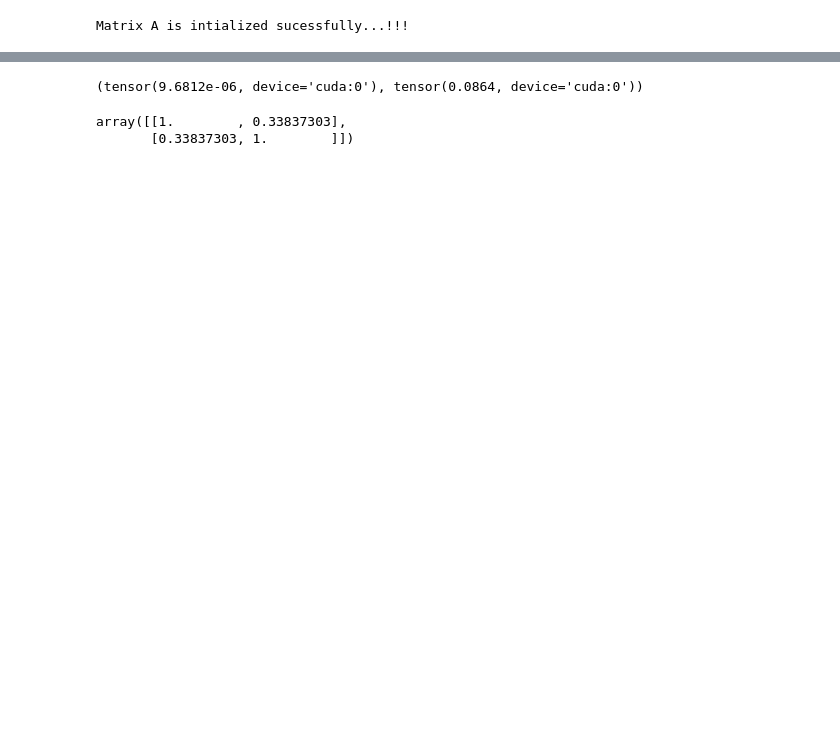
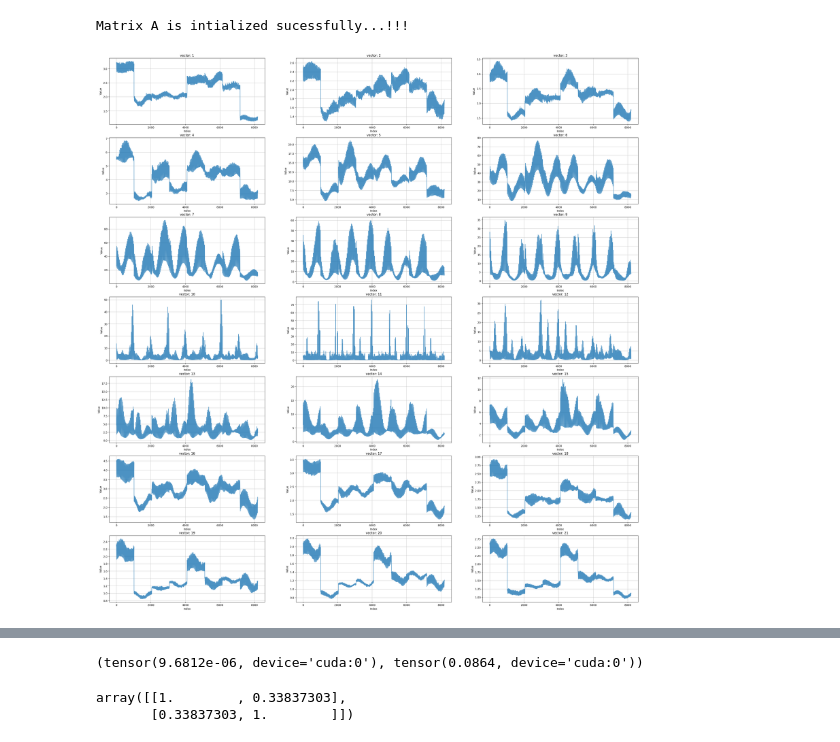
Before and after one commit to sanjith1999/FRIS, a Jupyter notebook: forward_model/forward_model.ipynb, the cells around one changed output, grey strips where cells are left out. Saved outputs shown, nothing was run; the diff lists cells and outputs as text; code cells hidden in the pictures; blank space fills up the shorter version.

```diff
--- a/forward_model/forward_model.ipynb
+++ b/forward_model/forward_model.ipynb
@@ -216,6 +223,10 @@ for plane in range(Nz):
         vec = vec + cur_measure
 # %% [output]
 Matrix A is intialized sucessfully...!!!
+# %%
+fm.visualize_vectors(V,cols=3 ,same_fig=False, fig_size=(36,12))
+# %% [output]
+[figure, added]
 # %%
 fm.visualize_vectors([vec.detach().cpu(), det.detach().cpu()],titles=["Super Imposed Image", "Original Forward Model"], same_fig=False,fig_size=(12,2))
 # %% [output]
```
Also changed, not shown: parts of 7 cells of this notebook, 2 other files.
